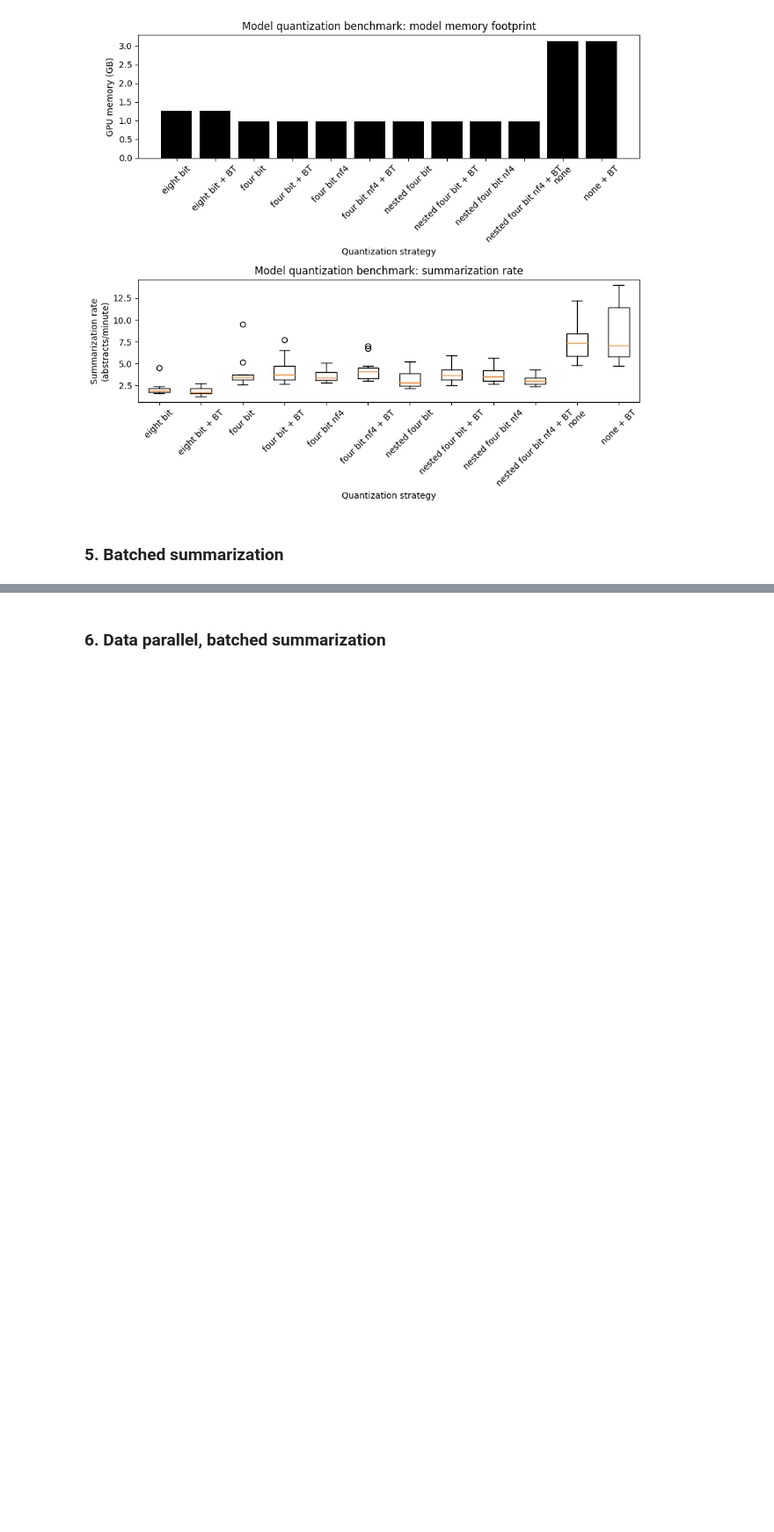
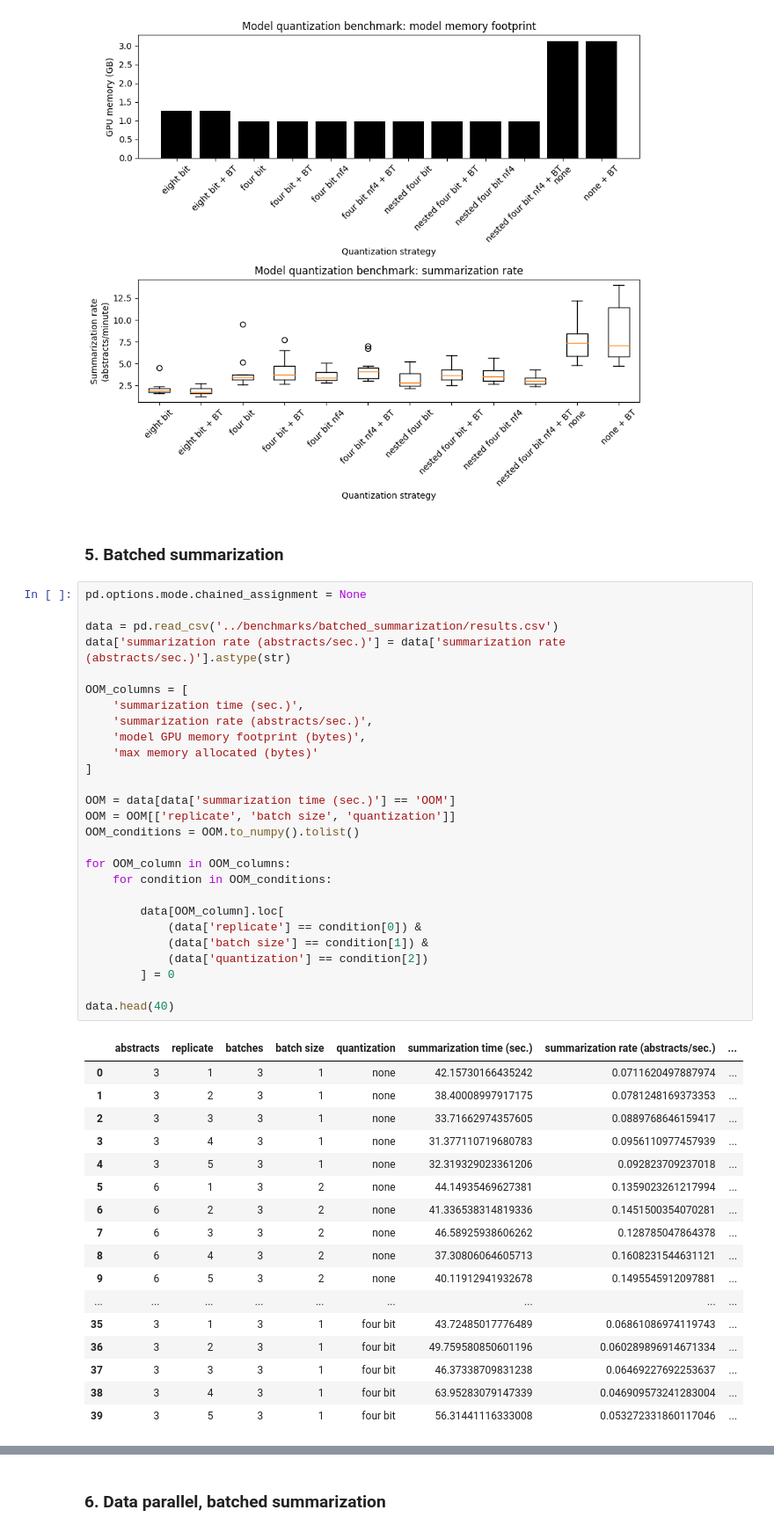
Before and after one commit to gperdrizet/PUBSUM, a Jupyter notebook: pubsum/notebooks/benchmarking_results.ipynb, the cells around one changed output, grey strips where cells are left out. Shown at 88% size. Drawn from its saved outputs; the diff is of its cells as text; blank space fills up the shorter version.

```diff
--- a/pubsum/notebooks/benchmarking_results.ipynb
+++ b/pubsum/notebooks/benchmarking_results.ipynb
@@ -156,4 +156,49 @@ plt.show()
 [figure]
 # %% [markdown]
 ### 5. Batched summarization
+# %%
+pd.options.mode.chained_assignment = None
+
+data = pd.read_csv('../benchmarks/batched_summarization/results.csv')
+data['summarization rate (abstracts/sec.)'] = data['summarization rate (abstracts/sec.)'].astype(str)
+
+OOM_columns = [
+    'summarization time (sec.)',
+    'summarization rate (abstracts/sec.)',
+    'model GPU memory footprint (bytes)',
+    'max memory allocated (bytes)'
+]
+
+OOM = data[data['summarization time (sec.)'] == 'OOM']
+OOM = OOM[['replicate', 'batch size', 'quantization']]
+OOM_conditions = OOM.to_numpy().tolist()
+
+for OOM_column in OOM_columns:
+    for condition in OOM_conditions:
+
+        data[OOM_column].loc[
+            (data['replicate'] == condition[0]) &
+            (data['batch size'] == condition[1]) &
+            (data['quantization'] == condition[2])
+        ] = 0
+
+data.head(40)
+# %% [output]
+|  | abstracts | replicate | batches | batch size | quantization | summarization time (sec.) | summarization rate (abstracts/sec.) | ... |
+| 0 | 3 | 1 | 3 | 1 | none | 42.15730166435242 | 0.0711620497887974 | ... |
+| 1 | 3 | 2 | 3 | 1 | none | 38.40008997917175 | 0.0781248169373353 | ... |
+| 2 | 3 | 3 | 3 | 1 | none | 33.71662974357605 | 0.0889768646159417 | ... |
+| 3 | 3 | 4 | 3 | 1 | none | 31.377110719680783 | 0.0956110977457939 | ... |
+| 4 | 3 | 5 | 3 | 1 | none | 32.319329023361206 | 0.092823709237018 | ... |
+| 5 | 6 | 1 | 3 | 2 | none | 44.14935469627381 | 0.1359023261217994 | ... |
+| 6 | 6 | 2 | 3 | 2 | none | 41.336538314819336 | 0.1451500354070281 | ... |
+| 7 | 6 | 3 | 3 | 2 | none | 46.58925938606262 | 0.128785047864378 | ... |
+| 8 | 6 | 4 | 3 | 2 | none | 37.30806064605713 | 0.1608231544631121 | ... |
+| 9 | 6 | 5 | 3 | 2 | none | 40.11912941932678 | 0.1495545912097881 | ... |
+| ... | ... | ... | ... | ... | ... | ... | ... | ... |
+| 35 | 3 | 1 | 3 | 1 | four bit | 43.72485017776489 | 0.06861086974119743 | ... |
+| 36 | 3 | 2 | 3 | 1 | four bit | 49.759580850601196 | 0.060289896914671334 | ... |
+| 37 | 3 | 3 | 3 | 1 | four bit | 46.37338709831238 | 0.06469227692253637 | ... |
+| 38 | 3 | 4 | 3 | 1 | four bit | 63.95283079147339 | 0.046909573241283004 | ... |
+| 39 | 3 | 5 | 3 | 1 | four bit | 56.31441116333008 | 0.053272331860117046 | ... |
 # %%
```
Also changed, not shown: parts of 2 cells of this notebook.
